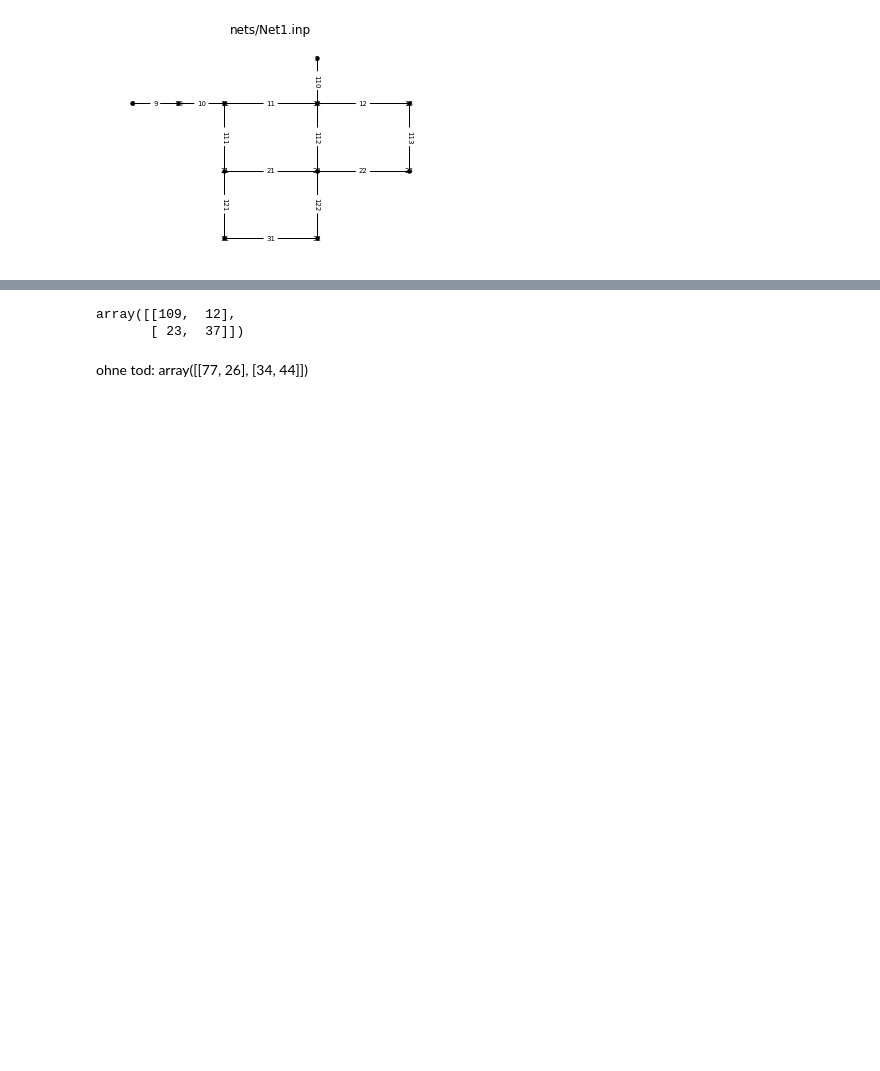
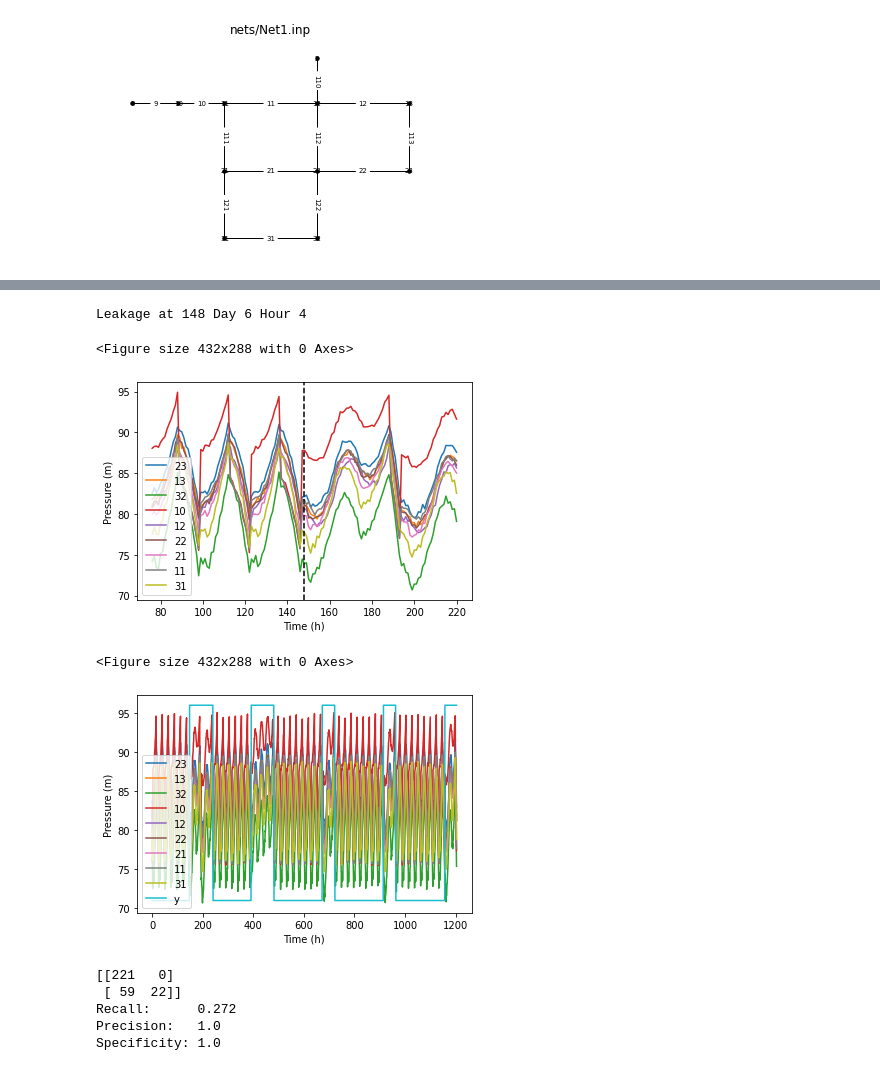
Before and after one commit to JulianBvW/BA-WDN-Leakage-Detection, a Jupyter notebook: LeakageDetection.ipynb, the cells around one changed output, grey strips where cells are left out. Cells and saved outputs as stored; diff of their text form; code cells hidden in the pictures; blank space fills up the shorter version.

Commit message:
Added multiple simulation generator function

```diff
--- a/LeakageDetection.ipynb
+++ b/LeakageDetection.ipynb
@@ -127,3 +126,27 @@ Leakage at 816 Day 24 Hour 0
+# %%
+def gen_multi_data(wdn, leakage_node='', num_sim=5, days_per_sim=10, include_time=False, noise_strength=0.15):
+  X_list = []
+  y_list = []
+
+  for i in range(num_sim):
+    X, y = gen_single_data(wdn, leakage_node, end_time=24*days_per_sim, include_time=include_time, noise_strength=noise_strength)
+    X_list.append(X)
+    y_list.append(y)
+
+  X_concat = pd.concat(X_list)
+  y_concat = np.concatenate(y_list)
+
+  X_concat.reset_index(drop=True, inplace=True)
+  return X_concat, y_concat
+# %%
+X, y = gen_multi_data(wdn, '12', include_time=True, noise_strength=0.2)
+show_data(X, y)
+# %% [output]
+Leakage at 148 Day 6 Hour 4
+<Figure size 432x288 with 0 Axes>
+[figure, added]
+<Figure size 432x288 with 0 Axes>
+[figure, added]
 # %%
 from sklearn.model_selection import train_test_split
 
@@ -139,13 +162,16 @@ model.fit(X_train, y_train)
 
 # Predict the value of the digit on the test subset
 y_pred = model.predict(X_test)
-# %%
-from sklearn.metrics import confusion_matrix
-
-confusion_matrix(y_test, y_pred)
-# %% [output]
-array([[109,  12],
-       [ 23,  37]])
-# %% [markdown]
-ohne tod: array([[77, 26],
-       [34, 44]])
+# %%
+from sklearn.metrics import confusion_matrix, recall_score, precision_score
+
+print(confusion_matrix(y_test, y_pred))
+print(f'Recall:      {round(recall_score(y_test, y_pred), 3)}')
+print(f'Precision:   {round(precision_score(y_test, y_pred), 3)}')
+print(f'Specificity: {round(recall_score(y_test, y_pred, pos_label=0), 3)}')
+# %% [output]
+[[221   0]
+ [ 59  22]]
+Recall:      0.272
+Precision:   1.0
+Specificity: 1.0
```
Also changed, not shown: parts of 7 cells of this notebook.
